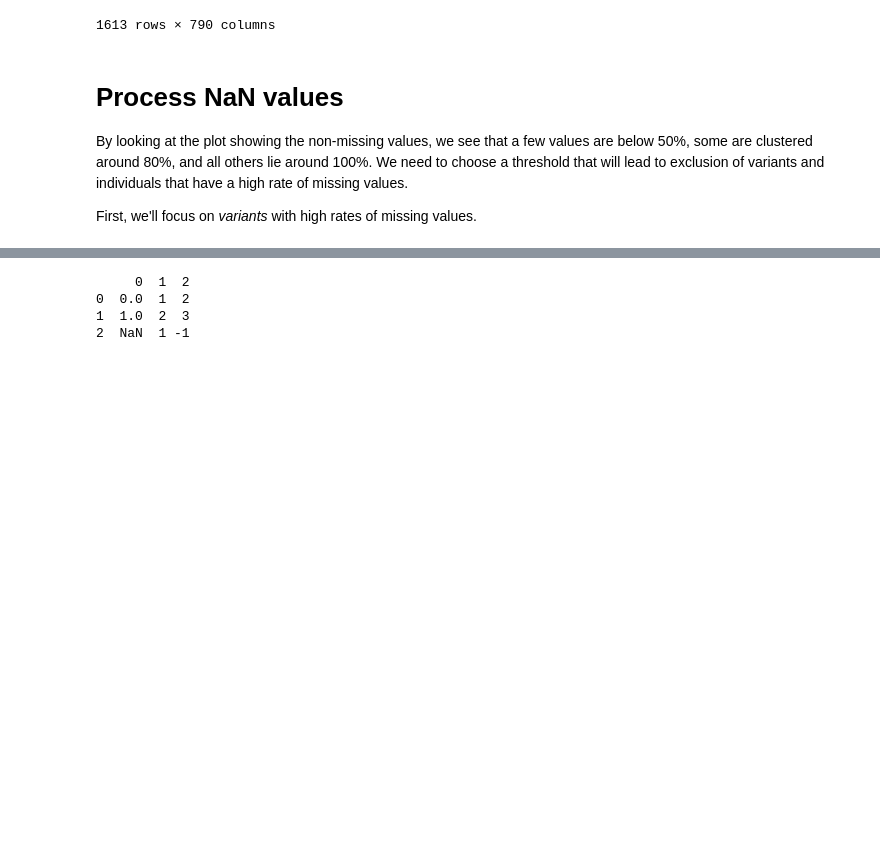
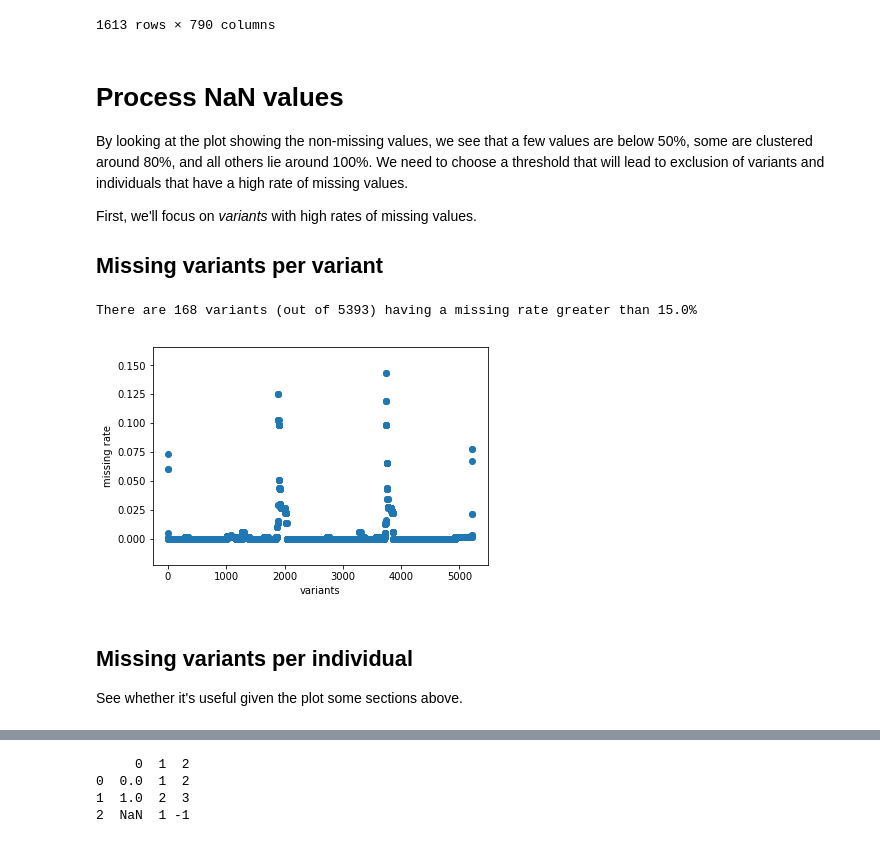
Before and after one commit to matthiaszeller/HBV, a Jupyter notebook: Viral data.ipynb, the cells around one changed output, grey strips where cells are left out. Saved outputs shown, nothing was run; the diff lists cells and outputs as text; code cells hidden in the pictures; blank space fills up the shorter version.

```diff
--- a/Viral data.ipynb
+++ b/Viral data.ipynb
@@ -357,3 +354,5 @@ manage_pickle: the file 'data/viral_seq_grouped' has been loaded
 By looking at the plot showing the non-missing values, we see that a few values are below 50%, some are clustered around 80%, and all others lie around 100%. We need to choose a threshold that will lead to exclusion of variants and individuals that have a high rate of missing values.
 
 First, we'll focus on *variants* with high rates of missing values.
+
+## Missing variants per variant
@@ -368,3 +359,33 @@ variants_threshold_max_missing = 0.5
+# %%
+# Define the maximal accepted missing rate (for variants, not individuals)
+variants_threshold_max_missing = 0.15
+
+# Counts missing values in the new table
+variants_counts = df_pos.count(axis=1)
+# Transform into rate/frequency
+variants_counts /= df_pos.shape[1]
+
+# Keep only the high-missing rates
+# Don't forget variants_counts represent the NON-missing rate
+variants_to_drop = variants_counts[ variants_counts <= (1-variants_threshold_max_missing) ]
+
+# Display
+print("There are {} variants (out of {}) having a missing rate greater than {}%"
+     .format(len(variants_to_drop), df_pos.shape[0], variants_threshold_max_missing*100))
+
+# Drop those values
+df_pos.drop(variants_to_drop.index, inplace=True)
+
+plt.scatter(x=np.arange(1,df_pos.shape[0]+1),
+                y=(1-df_pos.count(axis=1)/df_pos.shape[1]));
+plt.xlabel("variants"); plt.ylabel("missing rate");
+# %% [output]
+There are 168 variants (out of 5393) having a missing rate greater than 15.0%
+[figure, added]
+# %% [markdown]
+## Missing variants per individual
+
+See whether it's useful given the plot some sections above.
 # %% [markdown]
 # PCA
 
```
Also changed, not shown: parts of 13 cells of this notebook, 2 other files.
